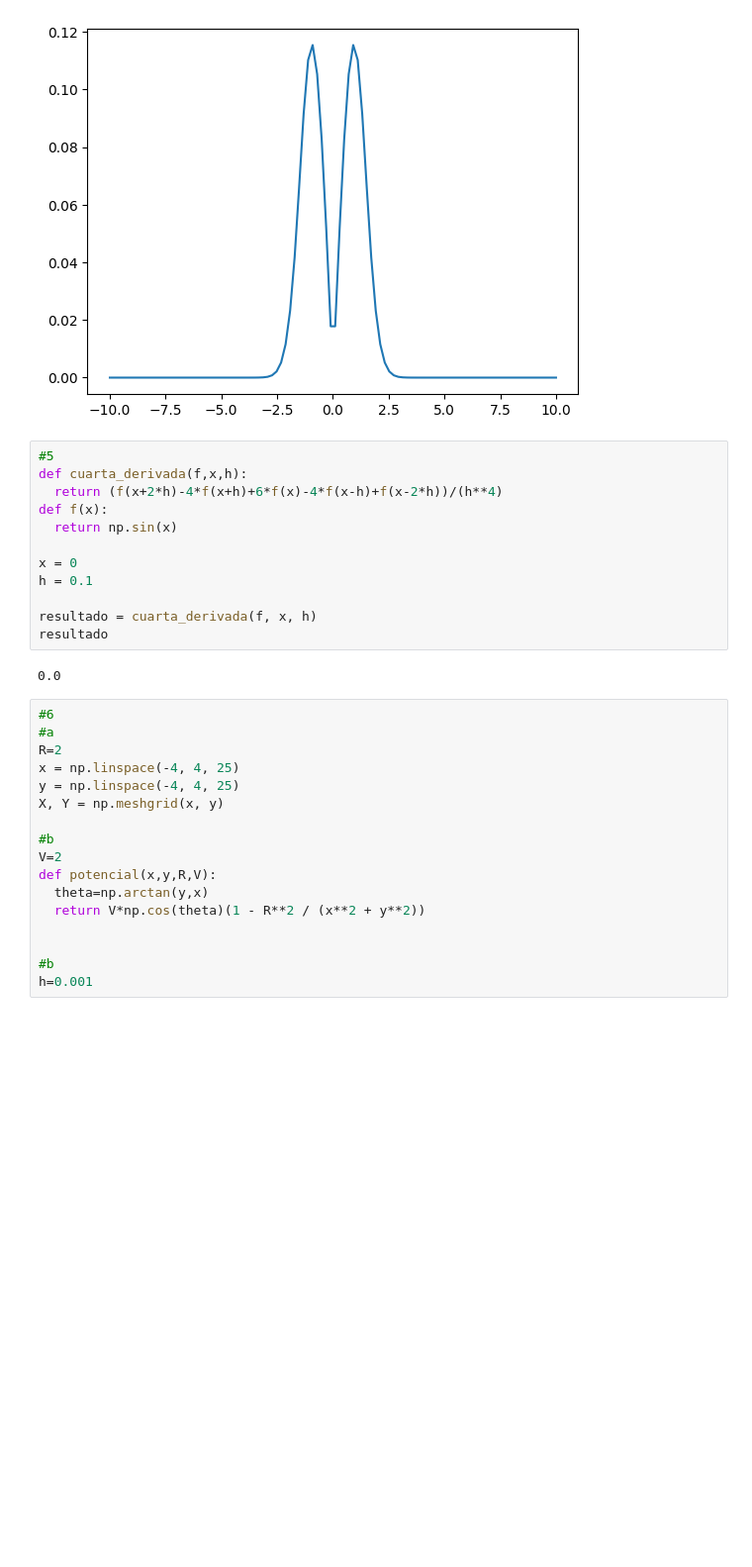
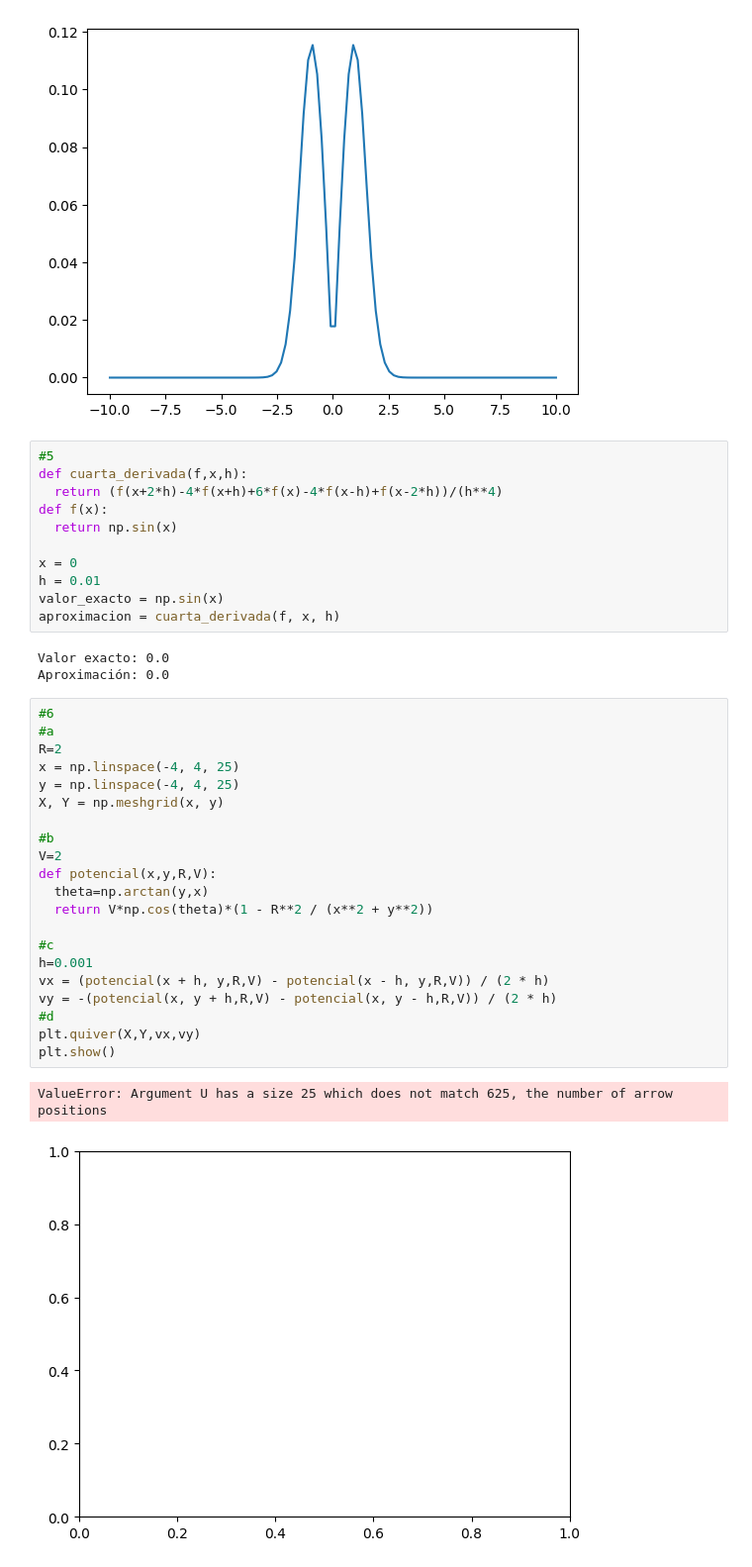
Before and after one commit to GabrielRamirezs/Metodos1_KarenQuevedo_GabrielRamirez, a Jupyter notebook: Tarea1.ipynb, the cells around one changed output. Shown at 99% size. Drawn from its saved outputs; the diff is of its cells as text; blank space fills up the shorter version.

```diff
--- a/Tarea1.ipynb
+++ b/Tarea1.ipynb
@@ -205,26 +205,33 @@ def f(x):
   return np.sin(x)
 
 x = 0
-h = 0.1
-
-resultado = cuarta_derivada(f, x, h)
-resultado
+h = 0.01
+valor_exacto = np.sin(x)
+aproximacion = cuarta_derivada(f, x, h)
 # %% [output]
-0.0
+Valor exacto: 0.0
+Aproximación: 0.0
 # %%
 #6
 #a
 R=2
 x = np.linspace(-4, 4, 25)
 y = np.linspace(-4, 4, 25)
 X, Y = np.meshgrid(x, y)
 
 #b
 V=2
 def potencial(x,y,R,V):
   theta=np.arctan(y,x)
-  return V*np.cos(theta)(1 - R**2 / (x**2 + y**2))
+  return V*np.cos(theta)*(1 - R**2 / (x**2 + y**2))
 
-
-#b
+#c
 h=0.001
+vx = (potencial(x + h, y,R,V) - potencial(x - h, y,R,V)) / (2 * h)
+vy = -(potencial(x, y + h,R,V) - potencial(x, y - h,R,V)) / (2 * h)
+#d
+plt.quiver(X,Y,vx,vy)
+plt.show()
+# %% [output]
+ValueError: Argument U has a size 25 which does not match 625, the number of arrow positions
+[figure, added]
```
